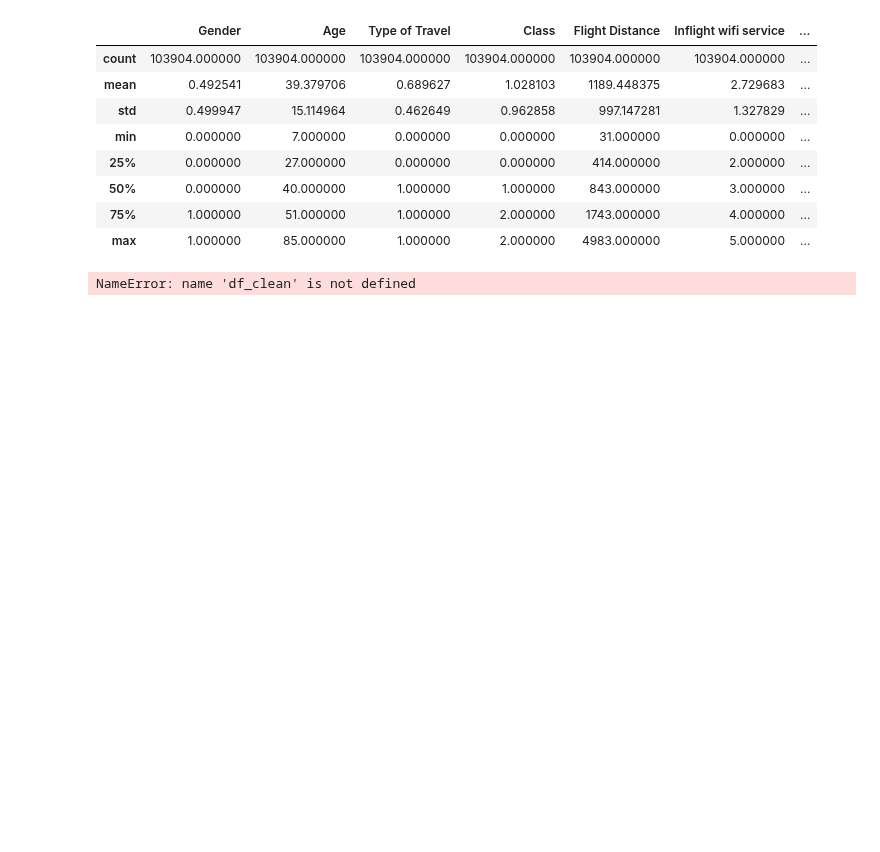
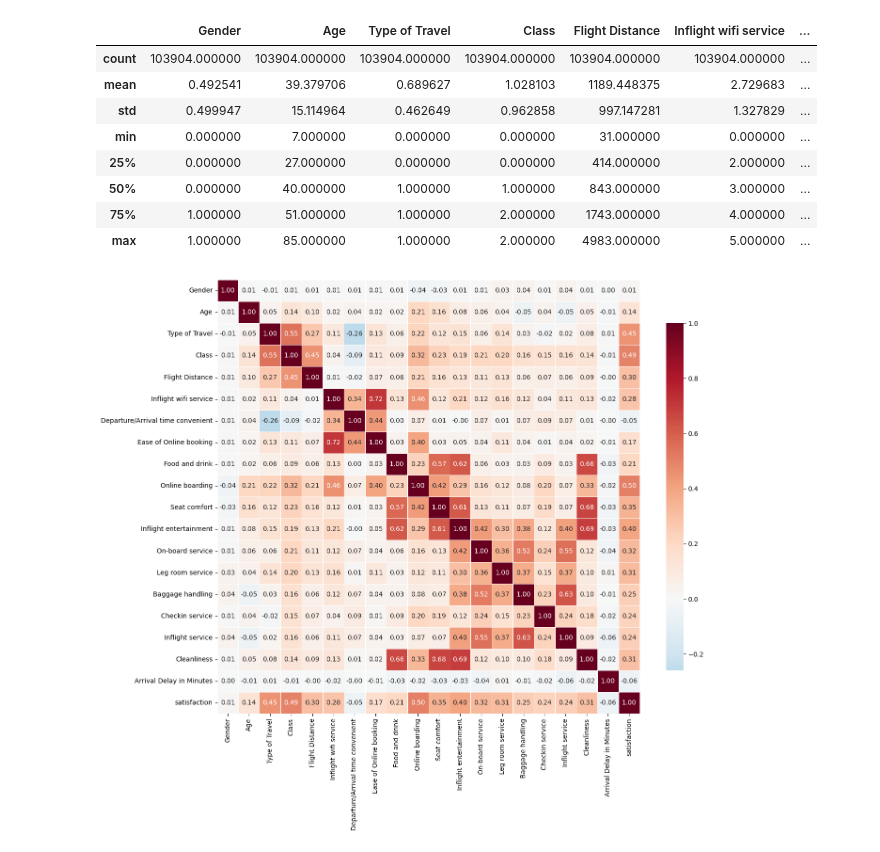
Before and after one commit to Mikelliza16/Proyecto-ML, a Jupyter notebook: notebooks/02_Limpieza.ipynb, the cells around one changed output. Cells and saved outputs as stored; diff of their text form; code cells hidden in the pictures; blank space fills up the shorter version.

```diff
--- a/notebooks/02_Limpieza.ipynb
+++ b/notebooks/02_Limpieza.ipynb
@@ -182,27 +189,27 @@ df.describe()
 | 75% | 1.000000 | 51.000000 | 1.000000 | 2.000000 | 1743.000000 | 4.000000 | ... |
 | max | 1.000000 | 85.000000 | 1.000000 | 2.000000 | 4983.000000 | 5.000000 | ... |
 # %%
-corr_matrix = df_clean.corr(numeric_only=True)
+corr_matrix = df.corr(numeric_only=True)
 
 
 # Configuración del Gráfico
 
 plt.figure(figsize=(14, 12))
 
 # Creamos el heatmap con argumentos específicos para mejorar la visualización
 sns.heatmap(
     corr_matrix,
     annot=True,
     fmt=".2f",
     cmap="RdBu_r",
     center=0,
     linewidths=0.5,
     cbar_kws={"shrink": .8})
 
 
 plt.tight_layout()
 
 # Mostrar el gráfico
 plt.show()
 # %% [output]
-NameError: name 'df_clean' is not defined
+[figure, added]
```
Also changed, not shown: parts of 3 cells of this notebook.
